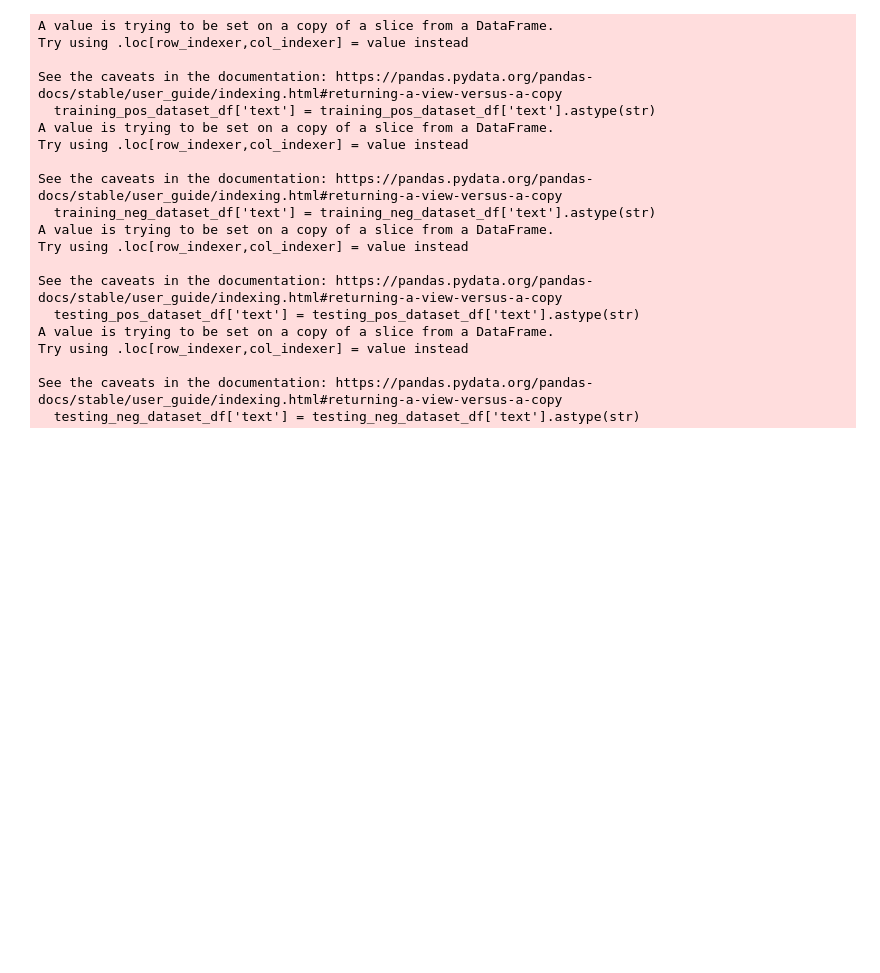
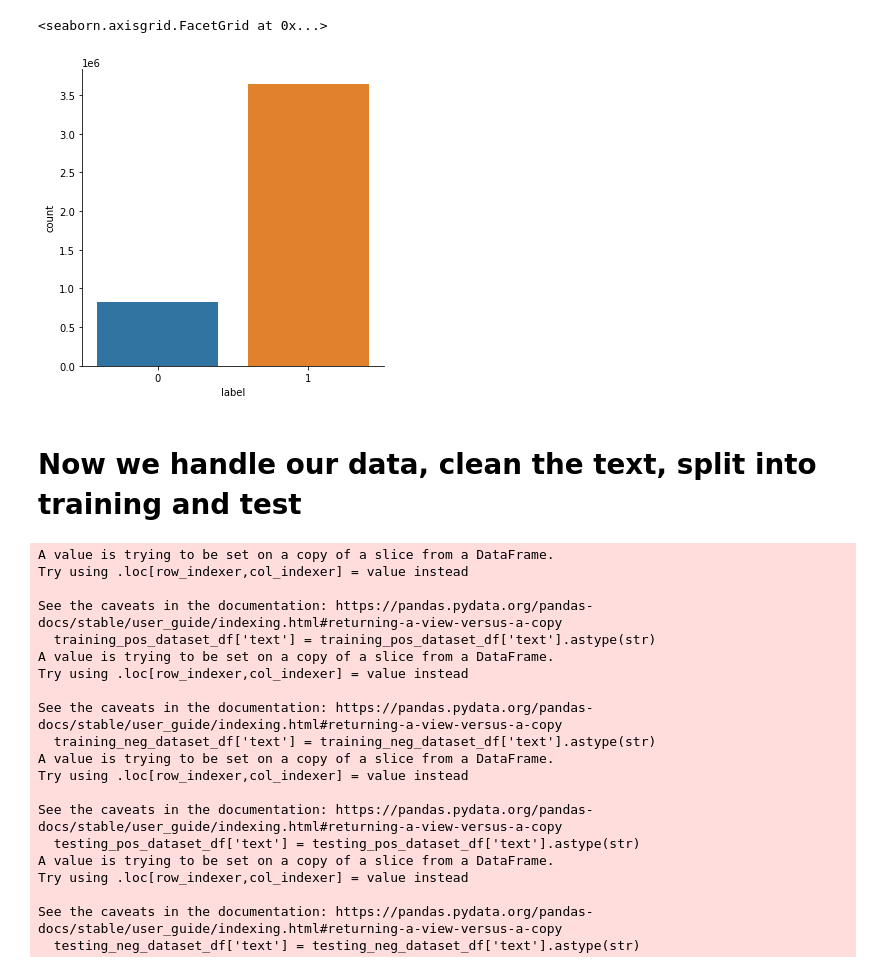
Before and after one commit to austinroddy/CS481-Final-Project-Programming-Assignment-2, a Jupyter notebook: programming-assignment-2-wow.ipynb, the cells around one changed output. Drawn from its saved outputs; the diff is of its cells as text; code cells hidden in the pictures; blank space fills up the shorter version.

```diff
--- a/programming-assignment-2-wow.ipynb
+++ b/programming-assignment-2-wow.ipynb
@@ -43,3 +58,10 @@ randomized_full_dataset_df = full_dataset_df.sample(frac=1).reset_index(drop=Tru
+# %%
+sn.catplot(x='label', kind='count', data=randomized_full_dataset_df)
+# %% [output]
+<seaborn.axisgrid.FacetGrid at 0x...>
+[figure, added]
+# %% [markdown]
+# Now we handle our data, clean the text, split into training and test
 # %%
 # Split the data into training and testing sets (90% training, 10% testing) (and randomize... again...? *shrug*)
 training_dataset_df = randomized_full_dataset_df.sample(frac=0.9,random_state=200)
```
Also changed, not shown: parts of 31 cells of this notebook, 2 other files.
